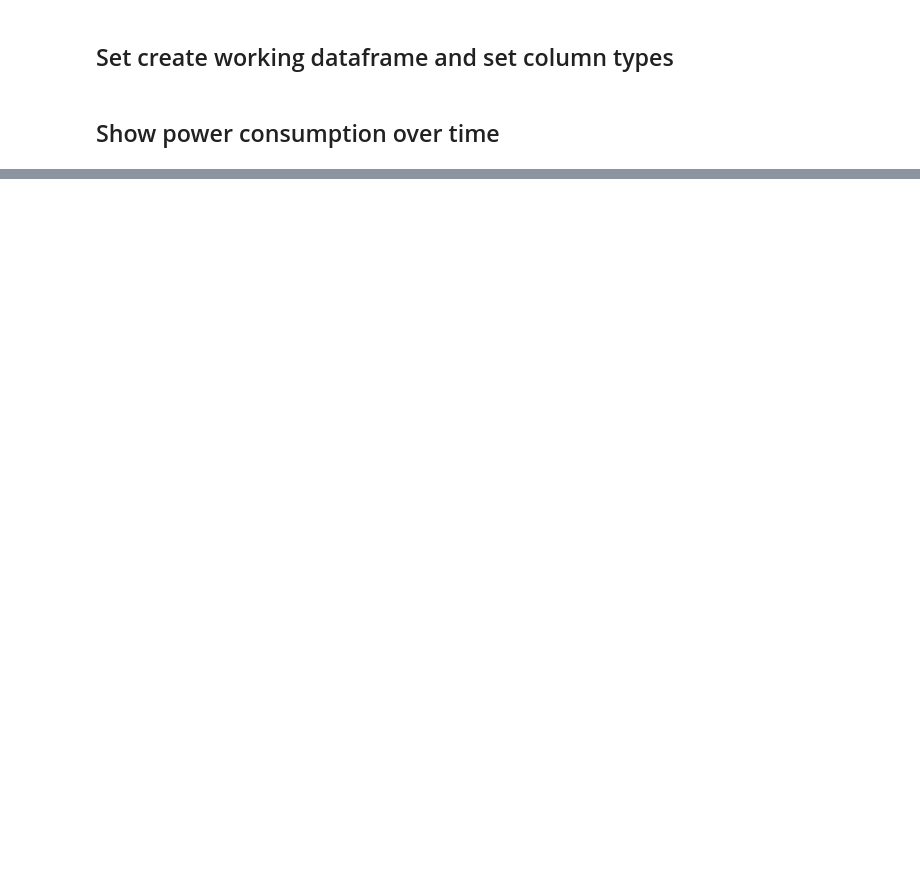
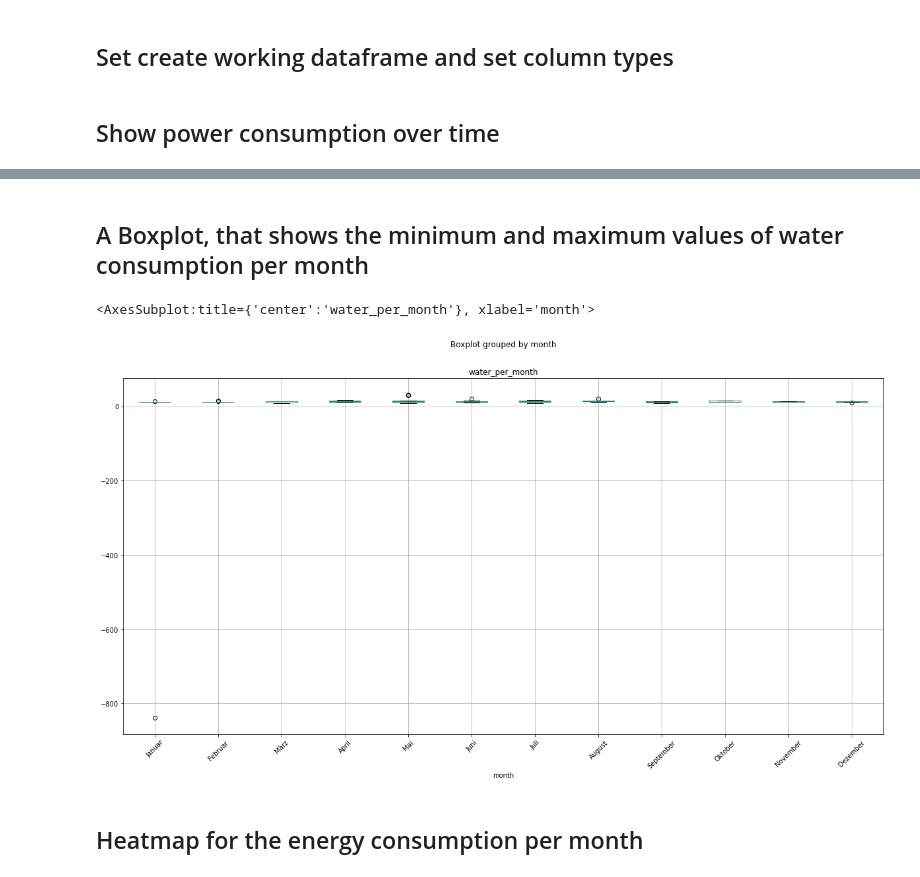
Before and after one commit to mweil372/jupyter-notebooks, a Jupyter notebook: energy-consumption.ipynb, the cells around one changed output, grey strips where cells are left out. Drawn from its saved outputs; the diff is of its cells as text; code cells hidden in the pictures; blank space fills up the shorter version.

```diff
--- a/energy-consumption.ipynb
+++ b/energy-consumption.ipynb
@@ -117,3 +152,12 @@ df_new.boxplot(by='month', column =['power_per_month'], grid = True, rot=45, fig
+# %% [markdown]
+## A Boxplot, that shows the minimum and maximum values of water consumption per month
+# %%
+df_new.boxplot(by='month', column =['water_per_month'], grid = True, rot=45, figsize=(20,10))
+# %% [output]
+<AxesSubplot:title={'center':'water_per_month'}, xlabel='month'>
+[figure, added]
+# %% [markdown]
+## Heatmap for the energy consumption per month
 # %%
 df_heatmap = df_new.pivot(index='month', columns='year', values='power_per_month')
 #define the size of the heatmap as width=20 inches and height=10 inches
```
Also changed, not shown: parts of 11 cells of this notebook.
